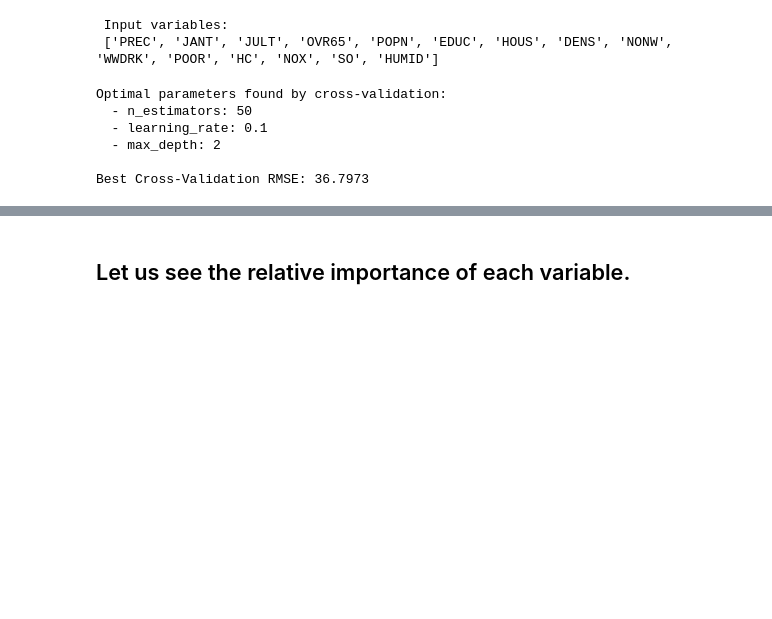
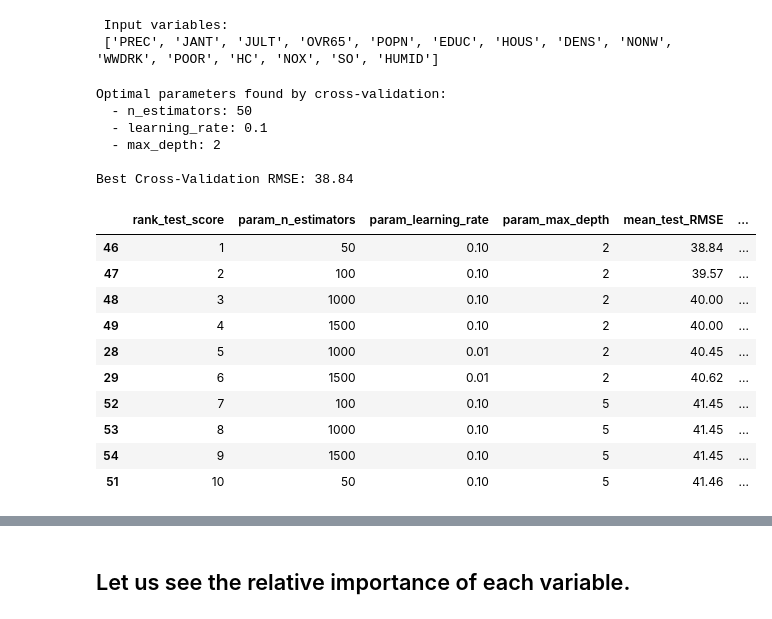
Before and after one commit to unworthyzeus/mlearn-lab, a Jupyter notebook: EightPractice/EightPractice.ipynb, the cells around one changed output, grey strips where cells are left out. Cells and saved outputs as stored; diff of their text form; code cells hidden in the pictures; blank space fills up the shorter version.

```diff
--- a/EightPractice/EightPractice.ipynb
+++ b/EightPractice/EightPractice.ipynb
@@ -273,52 +335,85 @@ from sklearn.model_selection import GridSearchCV
 param_grid = {
     'n_estimators': [10, 50, 100, 1000, 1500],
     'learning_rate': [0.001, 0.01, 0.1],
     'max_depth': [1, 2, 5, 10]
 }
 
 # 2. Initialize the base model
-gbr = GradientBoostingRegressor(random_state=42)
+# The small subsample keeps the model close to the one used above.
+gbr = GradientBoostingRegressor(
+    random_state=42,
+    loss='squared_error',
+    subsample=0.95
+)
 
 # 3. Create GridSearchCV with 10-fold cross-validation
-# Using negative RMSE as the scoring metric
+# The score is negative because sklearn assumes that bigger scores are better.
 gbr_cv = GridSearchCV(
     estimator=gbr,
     param_grid=param_grid,
     cv=10,
-    scoring='neg_root_mean_squared_error',  # Use negative MSE for scoring
-    n_jobs=-1  # Uses all available CPU cores to speed up computation
+    scoring='neg_root_mean_squared_error',
+    n_jobs=-1,
+    return_train_score=True
 )
 
-# 4. Prepare fresh training data (Keep your existing database partition logic)
-TrainDB_cv, TestDB_cv = PartitionOfDatabase(Data, Fraction=0.75)
-TrainDB_cv = TrainDB_cv.astype('float')
-TestDB_cv = TestDB_cv.astype('float')
-y_train = TrainDB_cv['MORT']
-X_train = TrainDB_cv[InputFeatures]
-y_test = TestDB_cv['MORT']
-X_test = TestDB_cv[InputFeatures]
-
-# 5. Fit the grid search with cross-validation
+# 4. Fit the grid search using the deterministic train/test split created above
 gbr_cv.fit(X_train, y_train)
 
-# 6. Extract and display the results
+# 5. Extract and display the results
 best_params = gbr_cv.best_params_
-# Convert negative RMSE back to positive RMSE
 best_cv_rmse = -gbr_cv.best_score_
+best_reg_gbr = gbr_cv.best_estimator_
 
-print("Optimal parameters found by cross-validation:")
+print('Optimal parameters found by cross-validation:')
 print(f"  - n_estimators: {best_params['n_estimators']}")
 print(f"  - learning_rate: {best_params['learning_rate']}")
 print(f"  - max_depth: {best_params['max_depth']}")
-print(f"\nBest Cross-Validation RMSE: {best_cv_rmse:.4f}")
+print()
+print(f"Best Cross-Validation RMSE: {best_cv_rmse:.2f}")
 
-# Optional: Evaluate the best model on your test set
-best_model = gbr_cv.best_estimator_
-test_predictions = best_model.predict(X_test)
+cv_results = pd.DataFrame(gbr_cv.cv_results_).sort_values('rank_test_score')
+cv_summary = cv_results[
+    [
+        'rank_test_score',
+        'param_n_estimators',
+        'param_learning_rate',
+        'param_max_depth',
+        'mean_test_score',
+        'std_test_score',
+        'mean_train_score'
+    ]
+].head(10).copy()
+cv_summary['mean_test_RMSE'] = -cv_summary['mean_test_score']
+cv_summary['std_test_RMSE'] = cv_summary['std_test_score']
+cv_summary['mean_train_RMSE'] = -cv_summary['mean_train_score']
+cv_summary = cv_summary[
+    [
+        'rank_test_score',
+        'param_n_estimators',
+        'param_learning_rate',
+        'param_max_depth',
+        'mean_test_RMSE',
+        'std_test_RMSE',
+        'mean_train_RMSE'
+    ]
+]
+display(cv_summary.round(2))
 # %% [output]
 Optimal parameters found by cross-validation:
   - n_estimators: 50
   - learning_rate: 0.1
   - max_depth: 2
 
-Best Cross-Validation RMSE: 36.7973
+Best Cross-Validation RMSE: 38.84
+|  | rank_test_score | param_n_estimators | param_learning_rate | param_max_depth | mean_test_RMSE | ... |
+| 46 | 1 | 50 | 0.10 | 2 | 38.84 | ... |
+| 47 | 2 | 100 | 0.10 | 2 | 39.57 | ... |
+| 48 | 3 | 1000 | 0.10 | 2 | 40.00 | ... |
+| 49 | 4 | 1500 | 0.10 | 2 | 40.00 | ... |
+| 28 | 5 | 1000 | 0.01 | 2 | 40.45 | ... |
+| 29 | 6 | 1500 | 0.01 | 2 | 40.62 | ... |
+| 52 | 7 | 100 | 0.10 | 5 | 41.45 | ... |
+| 53 | 8 | 1000 | 0.10 | 5 | 41.45 | ... |
+| 54 | 9 | 1500 | 0.10 | 5 | 41.45 | ... |
+| 51 | 10 | 50 | 0.10 | 5 | 41.46 | ... |
```
Also changed, not shown: parts of 24 cells of this notebook, 3 other files.
